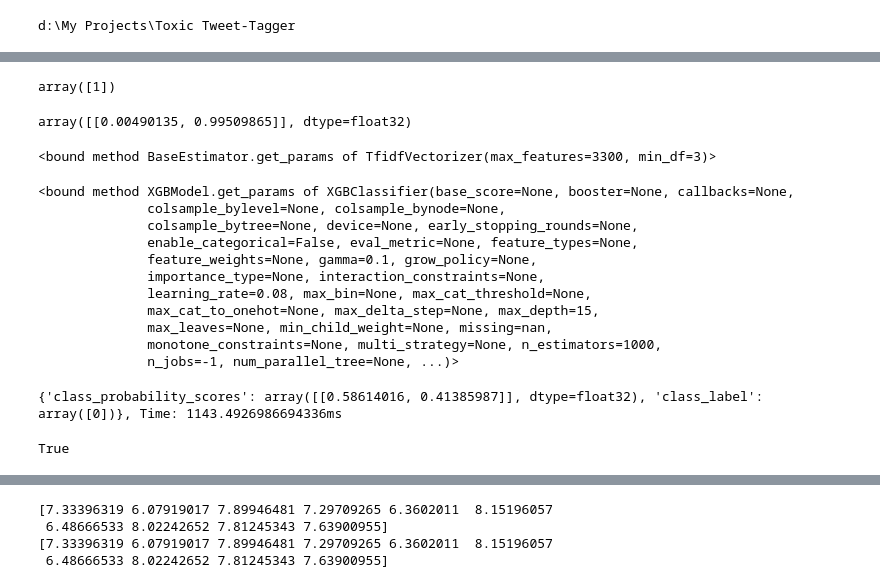
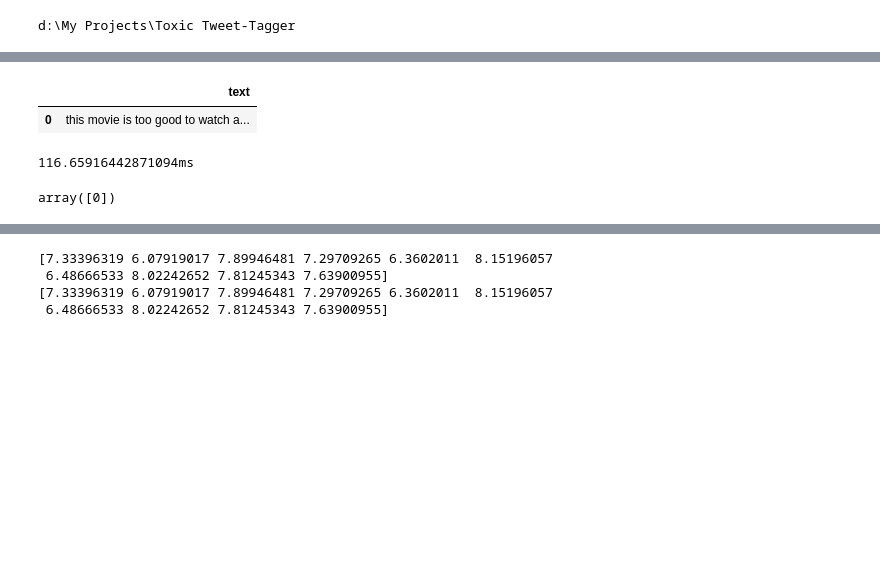
Before and after one commit to SubinoyBera/Toxic-TweetTagger, a Jupyter notebook: notebooks/test.ipynb, the cells around one changed output, grey strips where cells are left out. Cells and saved outputs as stored; diff of their text form; code cells hidden in the pictures; blank space fills up the shorter version.

Commit message:
updated model to improve latency

```diff
--- a/notebooks/test.ipynb
+++ b/notebooks/test.ipynb
@@ -169,65 +166,27 @@ vectorizer.get_params
-# %%
-import time
-
-tweet = "you are a good boy"
-#start_time = time.time()
-feature_vector = vectorizer.transform([tweet])
-model.predict(feature_vector)
-
-#end_time = time.time()
-#print(f"Prediction: {result}, Time: {(end_time - start_time)*1000}ms")
-# %% [output]
-array([1])
-# %%
-import joblib
-with open("C:\\Users\\subin\\Downloads\\XGB-v2.joblib", 'rb') as f:
-    test_model = joblib.load(f)
-
-with open("C:\\Users\\subin\\Downloads\\Tfidf.joblib", 'rb') as f:
-    test_vec = joblib.load(f)
-
-tweet = "That is a worse movie"
-feature_vector = test_vec.transform([tweet])
-test_model.predict_proba(feature_vector)
-# %% [output]
-array([[0.00490135, 0.99509865]], dtype=float32)
-# %%
-test_vec.get_params
-# %% [output]
-<bound method BaseEstimator.get_params of TfidfVectorizer(max_features=3300, min_df=3)>
-# %%
-test_model.get_params
-# %% [output]
-<bound method XGBModel.get_params of XGBClassifier(base_score=None, booster=None, callbacks=None,
-              colsample_bylevel=None, colsample_bynode=None,
-              colsample_bytree=None, device=None, early_stopping_rounds=None,
-              enable_categorical=False, eval_metric=None, feature_types=None,
-              feature_weights=None, gamma=0.1, grow_policy=None,
-              importance_type=None, interaction_constraints=None,
-              learning_rate=0.08, max_bin=None, max_cat_threshold=None,
-              max_cat_to_onehot=None, max_delta_step=None, max_depth=15,
-              max_leaves=None, min_child_weight=None, missing=nan,
-              monotone_constraints=None, multi_strategy=None, n_estimators=1000,
-              n_jobs=-1, num_parallel_tree=None, ...)>
 # %%
 import joblib
 with open("hf_serve_api/model/python_model.pkl", 'rb') as f:
     python_model = joblib.load(f)
+# %%
+import pandas as pd
+
+tweet = "this movie is too good to watch again"
+df = pd.DataFrame({
+    "text": [tweet]
+})
+df
+# %% [output]
+|  | text |
+| 0 | this movie is too good to watch a... |
 # %%
-import pandas as pd
-
-tweet = "you"
-df = pd.DataFrame({
-    "comments": [tweet]
-})
-
+import time
 start_time = time.time()
 result = python_model.predict(context=None, model_input=df)
 end_time = time.time()
-print(f"{result}, Time: {(end_time - start_time)*1000}ms")
+print(f"{(end_time - start_time)*1000}ms")
 # %% [output]
-{'class_probability_scores': array([[0.58614016, 0.41385987]], dtype=float32), 'class_label': array([0])}, Time: 1143.4926986694336ms
+116.65916442871094ms
-# %%
-print(test_vec.vocabulary_ == python_model.vectorizer.vocabulary_)
-# %% [output]
-True
+# %%
+result
+# %% [output]
+array([0])
```
Also changed, not shown: parts of 13 cells of this notebook, 9 other files.
